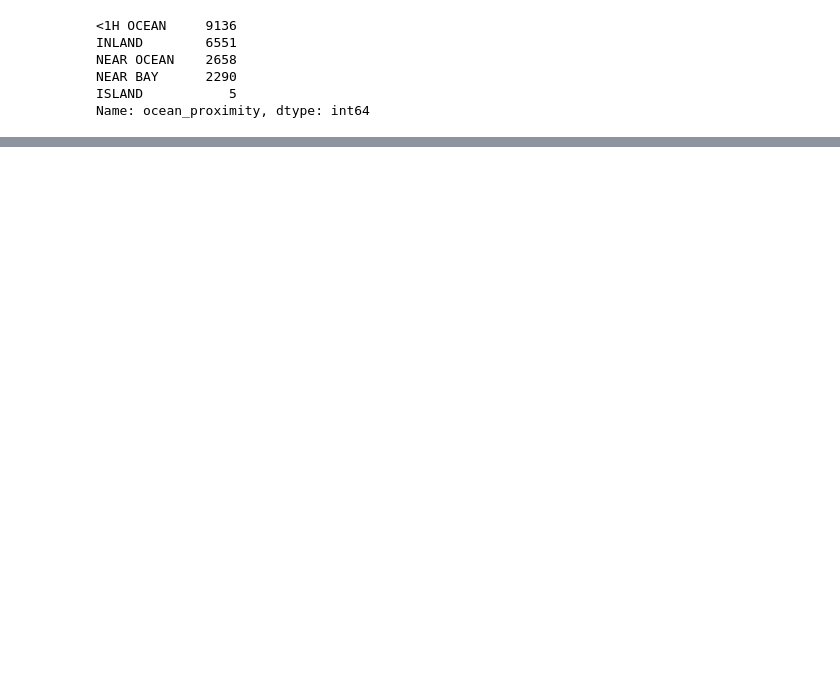
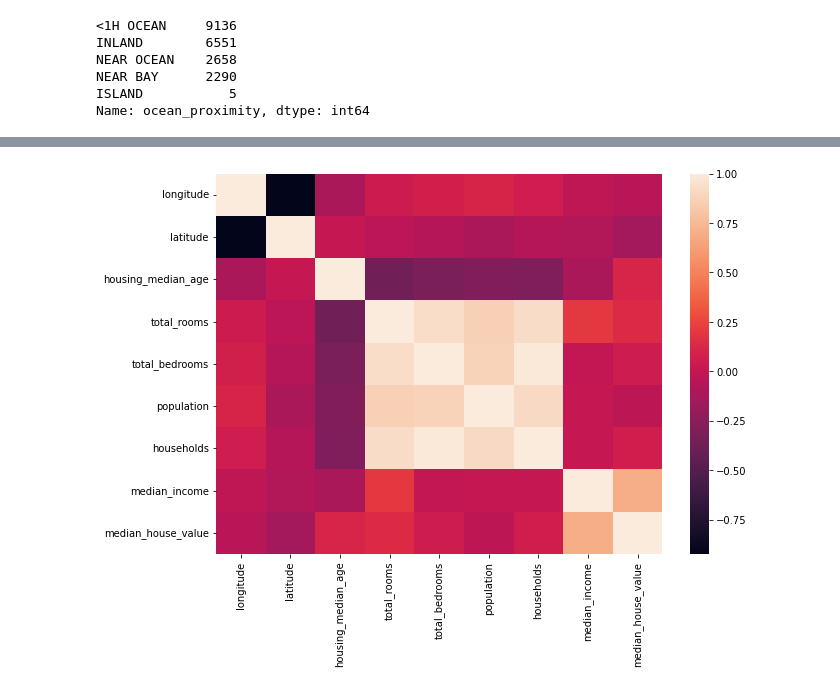
Before and after one commit to sharmas1ddharth/Housing-price-prediction, a Jupyter notebook: Notebooks/housing_price_prediction.ipynb, the cells around one changed output, grey strips where cells are left out. Cells and saved outputs as stored; diff of their text form; code cells hidden in the pictures; blank space fills up the shorter version.

```diff
--- a/Notebooks/housing_price_prediction.ipynb
+++ b/Notebooks/housing_price_prediction.ipynb
@@ -74,0 +142,2 @@ data['income_cat'].hist()
+# %%
+corr_matrix = housing.corr()
@@ -74,0 +157,5 @@ data['income_cat'].hist()
+# %%
+plt.figure(figsize=(10, 7))
+sb.heatmap(corr_matrix);
+# %% [output]
+[figure, added]
```
Also changed, not shown: parts of 24 cells of this notebook, 6 other files.
